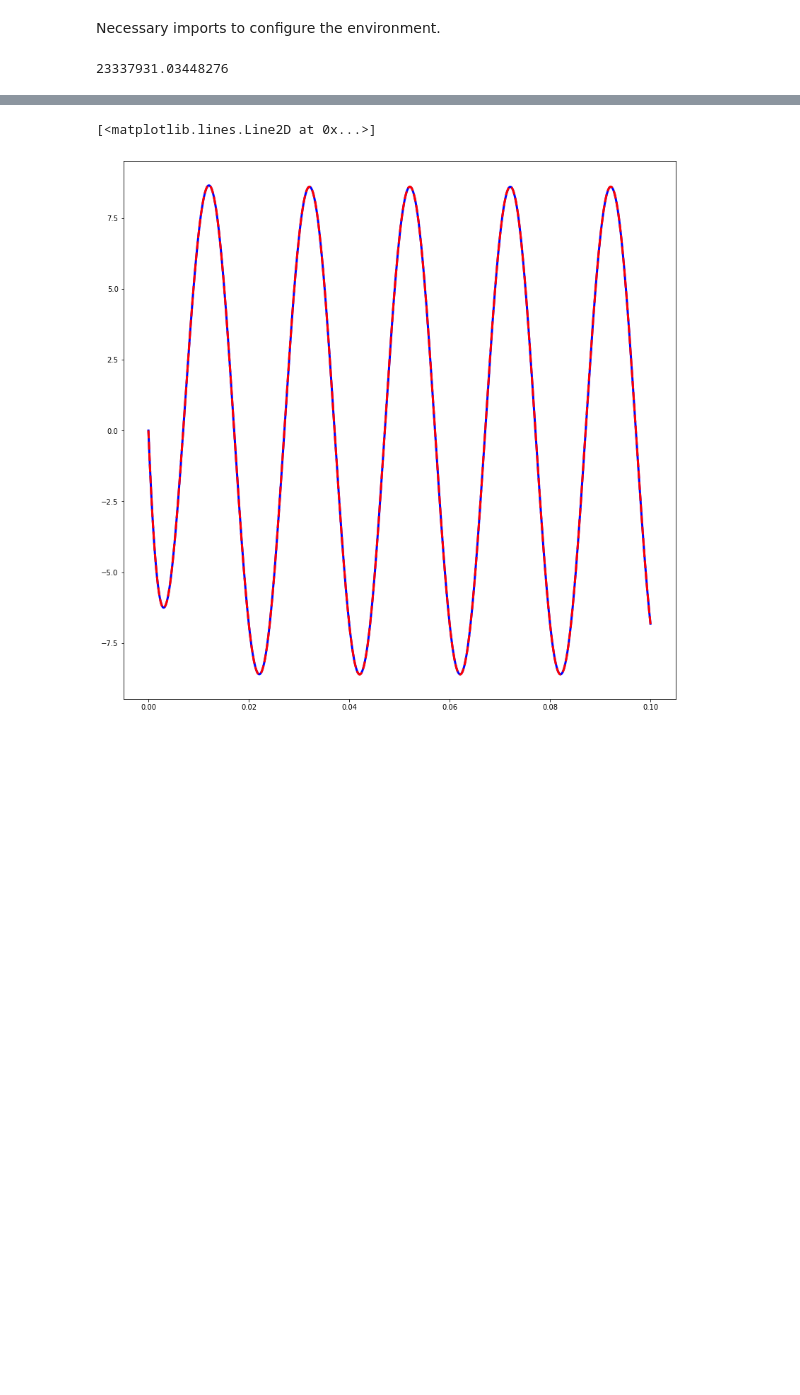
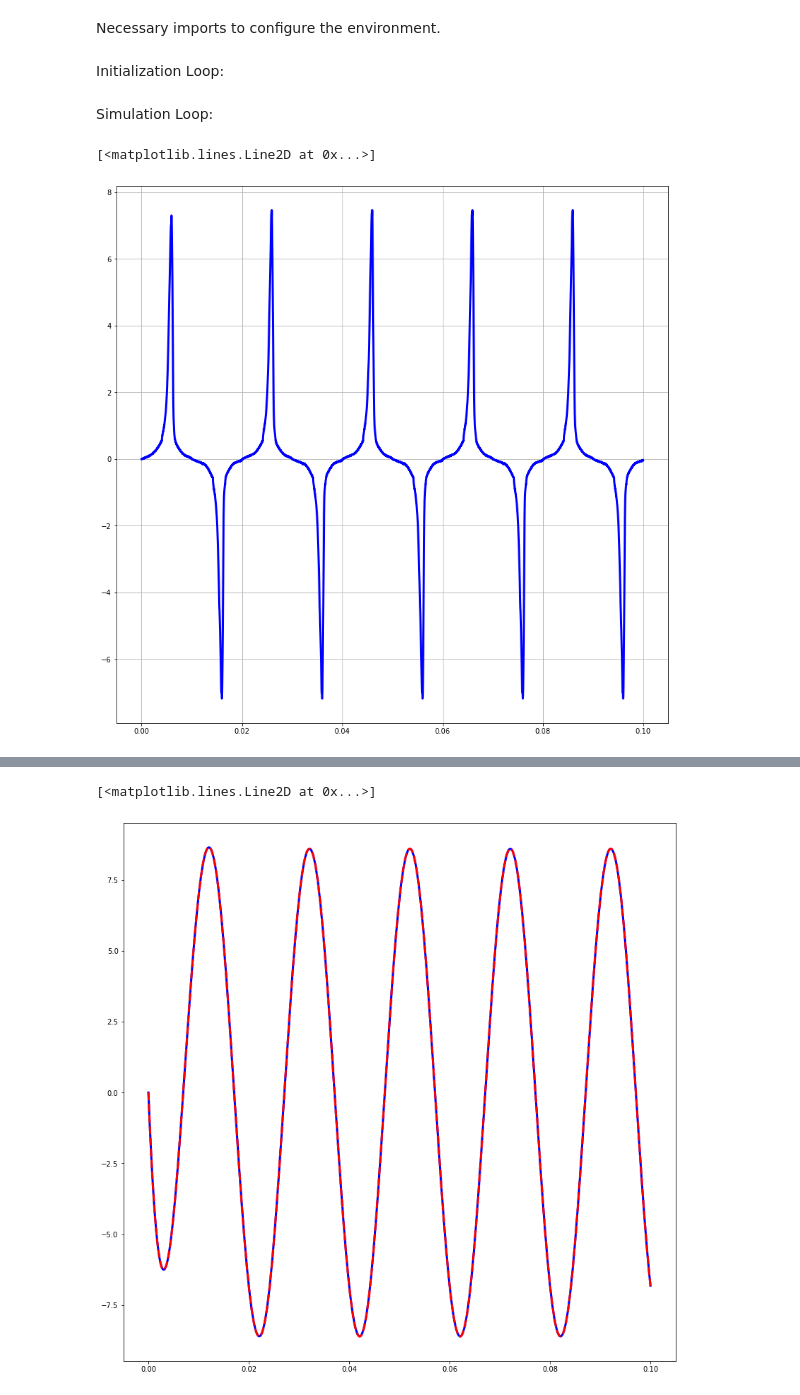
Before and after one commit to olivieromassi/Hysteresis-Modelling-with-Neural-Networks, a Jupyter notebook: WDFHysteresisModel.ipynb, the cells around one changed output, grey strips where cells are left out. Drawn from its saved outputs; the diff is of its cells as text; code cells hidden in the pictures; blank space fills up the shorter version.

Commit message:
Added circuit "initialization" loop

```diff
--- a/WDFHysteresisModel.ipynb
+++ b/WDFHysteresisModel.ipynb
@@ -140,8 +140,14 @@ class HysteresisBlock():
         # Set the port free parameter
         self.Z = Z
 
-        # Initialize the input buffer with amax
-        self.input_buffer = np.full(self.seq_len, amax)
+        # Set the flag
+        self.first_sample = True
+
+        # Initialize the input buffer
+        self.input_buffer = np.full(self.seq_len, 0)
+
+        # Initialize the output buffer
+        self.output_buffer = np.full(self.seq_len, 0)
 
     def set_Z(self, value):
         self.Z = value
@@ -170,20 +176,32 @@ class HysteresisBlock():
     # before each new simulation
     def reset_input_buffer(self):
         self.model.reset_states()
-        self.input_buffer = np.full(self.seq_len, amax)
+        self.input_buffer = np.full(self.seq_len, 0)
+        self.first_sample = True
+
+    # The following method resets the output buffer
+    def reset_output_buffer(self):
+        self.outp_buffer = np.full(self.seq_len, 0)
 
     # Returns the reflected wave corresponding to the current incident wave and its previous values
-    def predict(self, at):
+    def predict(self, a_t):
+        if self.first_sample:
+            self.input_buffer = np.full(self.seq_len, a_t)
+            self.first_sample = False
+
         self.input_buffer[:-1] = self.input_buffer[1:]
-        self.input_buffer[-1] = at
+        self.input_buffer[-1] = a_t
+
+        self.output_buffer[:-1] = self.output_buffer[1:]
 
         input = self.scale_input(self.input_buffer)
+        self.output_buffer[-1] = self.scale_output(self.model.predict(input))
 
-        return self.scale_output(self.model.predict(input))
+        return self.output_buffer[-1]
 
     # Returns a tuple containing the corresponding Kirchhoff variables
-    def get_kirchhoff_vars(self, a, b):
-        return (a + b)/2, (a - b)/(2 * self.Z)
+    def get_kirchhoff_vars(self):
+        return (self.input_buffer[-1] + self.output_buffer[-1])/2, (self.input_buffer[-1] - self.output_buffer[-1])/(2 * self.Z)
 # %%
 # Set the path to the model weights
 filename = '/content/PreisachRNNWD_12_units_seq_len_20_stateful_True_first_magnetization_False_fs_96000.0_repeated_2_sat_True.h5'
@@ -341,4 +303,2 @@ for n in range(num_samples):
-# %%
-Zs2[0, 0]
-# %% [output]
-23337931.03448276
+# %% [markdown]
+Initialization Loop:
@@ -344,0 +359,2 @@ Zs2[0, 0]
+# %% [markdown]
+Simulation Loop:
@@ -344,0 +417,8 @@ Zs2[0, 0]
+# %%
+# Plot the voltage measured on the Load Resistance using the Non-Linear Reluctance
+plt.figure(figsize=(14, 14))
+plt.grid()
+plt.plot(t, Vout, 'b', linewidth=3)
+# %% [output]
+[<matplotlib.lines.Line2D at 0x...>]
+[figure, added]
```
Also changed, not shown: parts of 10 cells of this notebook.
